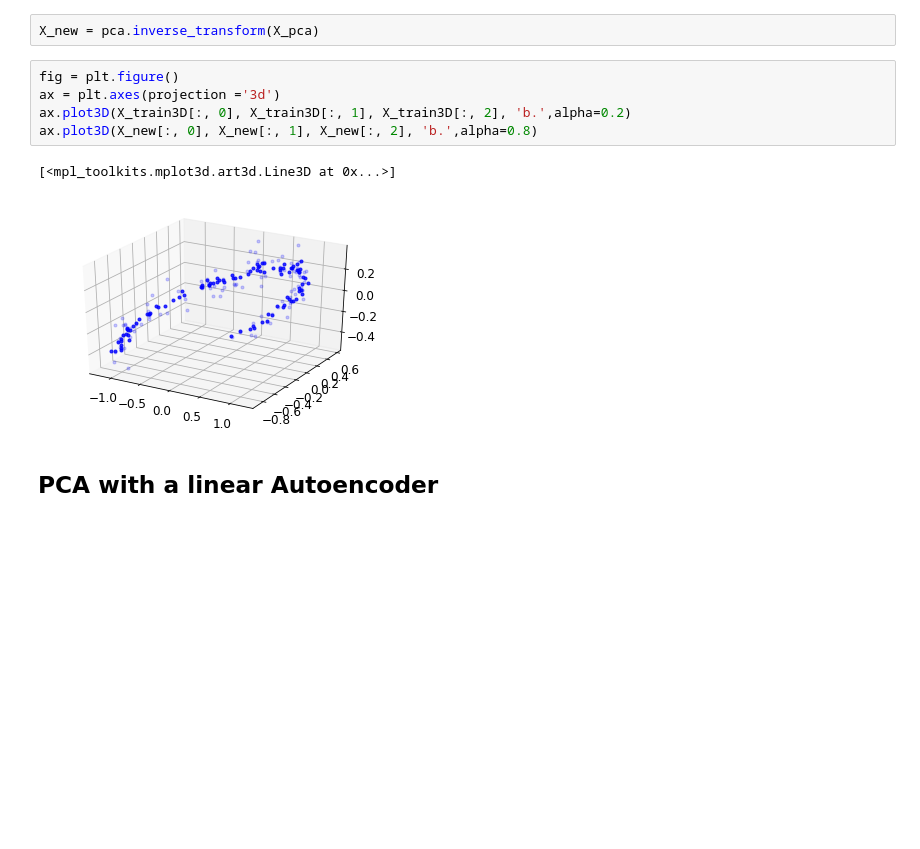
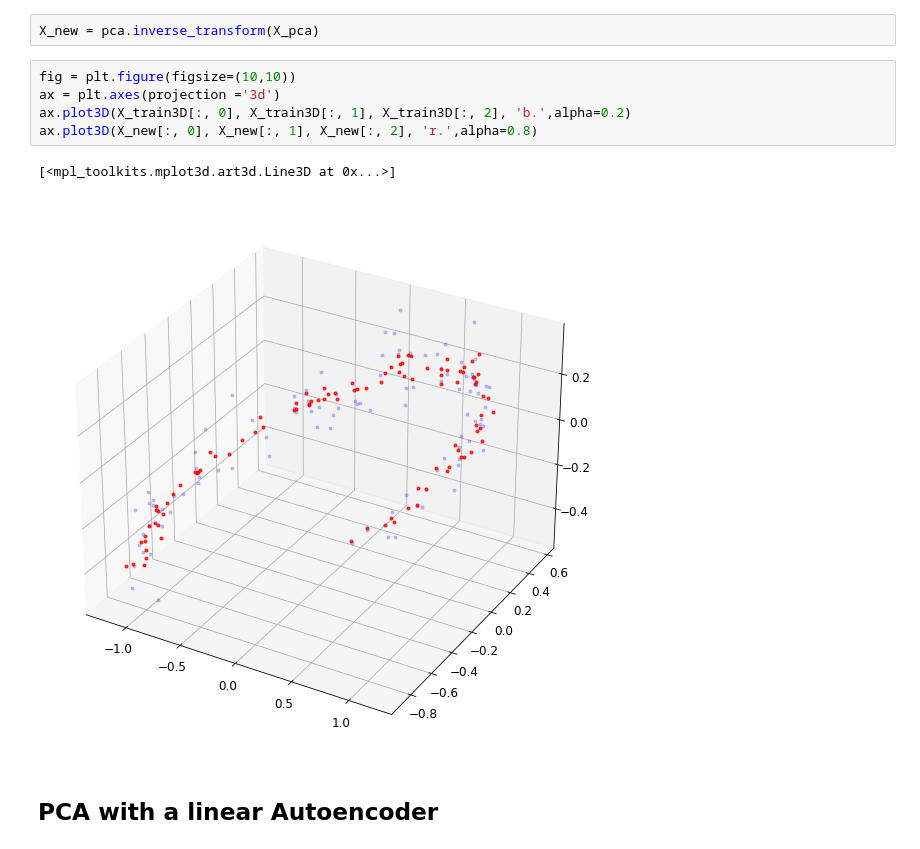
Before and after one commit to jjmurillo/macler, a Jupyter notebook: Examples/PCA_AE.ipynb, the cells around one changed output. Drawn from its saved outputs; the diff is of its cells as text; blank space fills up the shorter version.

```diff
--- a/Examples/PCA_AE.ipynb
+++ b/Examples/PCA_AE.ipynb
@@ -151,13 +149,13 @@ Saving figure pca_plot
 # %%
 X_new = pca.inverse_transform(X_pca)
 # %%
-fig = plt.figure()
+fig = plt.figure(figsize=(10,10))
 ax = plt.axes(projection ='3d')
 ax.plot3D(X_train3D[:, 0], X_train3D[:, 1], X_train3D[:, 2], 'b.',alpha=0.2)
-ax.plot3D(X_new[:, 0], X_new[:, 1], X_new[:, 2], 'b.',alpha=0.8)
+ax.plot3D(X_new[:, 0], X_new[:, 1], X_new[:, 2], 'r.',alpha=0.8)
 # %% [output]
 [<mpl_toolkits.mplot3d.art3d.Line3D at 0x...>]
-[figure, old version]
+[figure, new version]
 # %% [markdown]
 ## PCA with a linear Autoencoder
 # %% [markdown]
```
Also changed, not shown: parts of 4 cells of this notebook.
